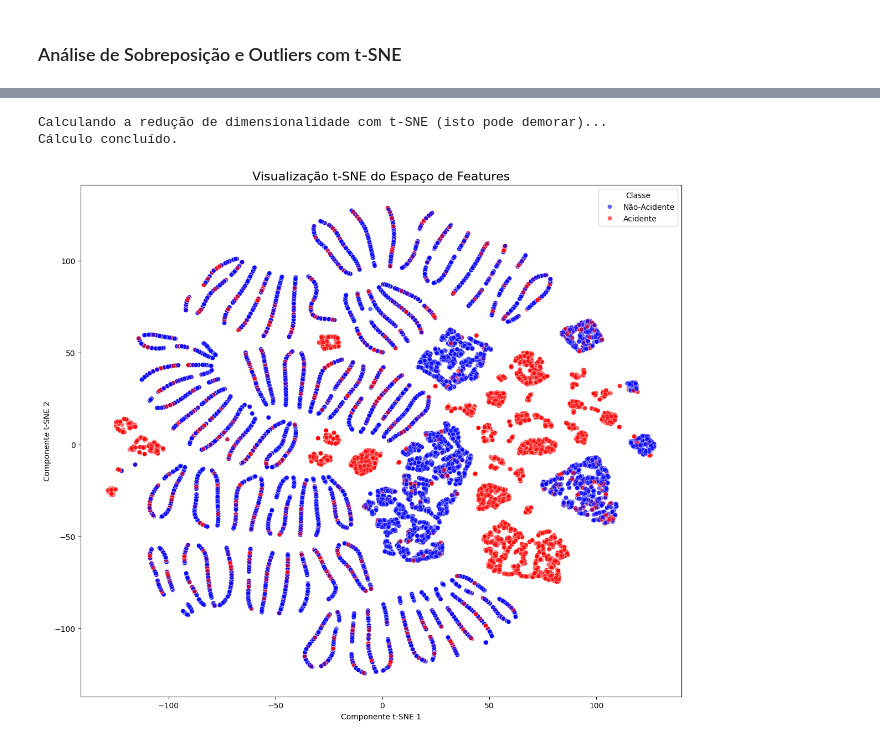
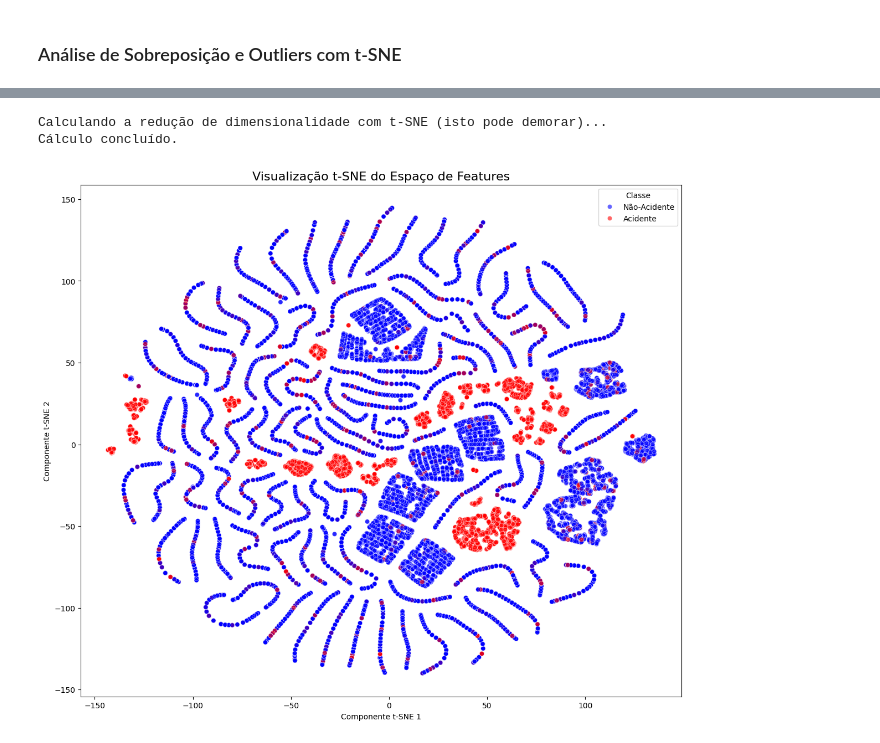
Before and after one commit to PedroSmithhh/TCC, a Jupyter notebook: diagnostico.ipynb, the cells around one changed output, grey strips where cells are left out. Drawn from its saved outputs; the diff is of its cells as text; code cells hidden in the pictures.

Commit message:
Adiciona teste com proporcao um para quatro

```diff
--- a/diagnostico.ipynb
+++ b/diagnostico.ipynb
@@ -9,5 +54,5 @@ from sklearn.preprocessing import StandardScaler
 # %%
-df = pd.read_csv('dataset_final_para_modelo.csv', decimal=',')
+df = pd.read_csv('dataset_final_para_modelo_1_4.csv', decimal=',')
 
 X_sample = df.drop(columns=['Sinistro', 'data'])
 y_sample = df['Sinistro']
@@ -23,31 +68,31 @@ tsne = TSNE(n_components=2, random_state=8, perplexity=30)
 X_tsne = tsne.fit_transform(X_scaled)
 print("Cálculo concluído.")
 
 # --- VISUALIZAÇÃO ---
 
 # 6. Crie um novo dataframe com os resultados 2D para facilitar o plot
 df_tsne = pd.DataFrame()
 df_tsne['componente_1'] = X_tsne[:, 0]
 df_tsne['componente_2'] = X_tsne[:, 1]
 df_tsne['Classe'] = y_sample.values # Usa 'y_sample' para garantir o alinhamento
 df_tsne['Classe'] = df_tsne['Classe'].map({0: 'Não-Acidente', 1: 'Acidente'})
 
 # 7. Crie o scatter plot final
 plt.figure(figsize=(14, 12))
 sns.scatterplot(
     data=df_tsne,
     x='componente_1',
     y='componente_2',
     hue='Classe',
     palette={'Não-Acidente': 'blue', 'Acidente': 'red'},
     alpha=0.6
 )
 plt.title('Visualização t-SNE do Espaço de Features', fontsize=16)
 plt.xlabel('Componente t-SNE 1')
 plt.ylabel('Componente t-SNE 2')
 #plt.legend(title='Classe', labels=['Não-Acidente', 'Acidente'])
 plt.show()
 # %% [output]
 Calculando a redução de dimensionalidade com t-SNE (isto pode demorar)...
 Cálculo concluído.
-[figure, old version]
+[figure, new version]
```
Also changed, not shown: parts of 2 cells of this notebook, 4 other files.
